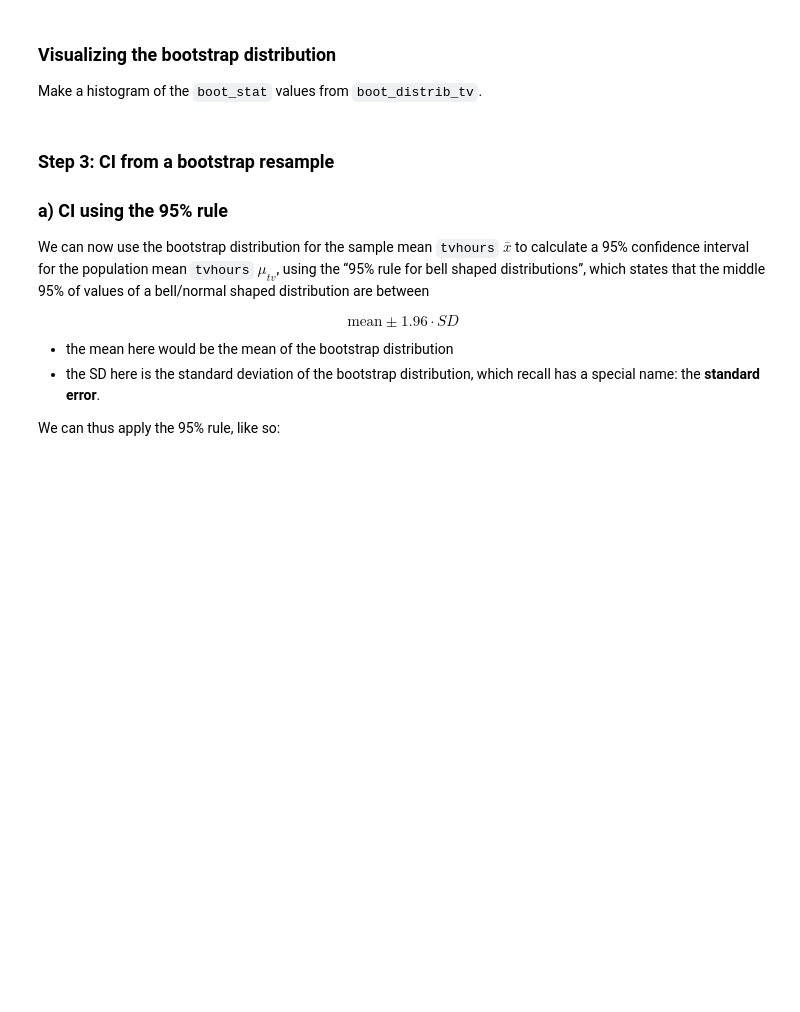
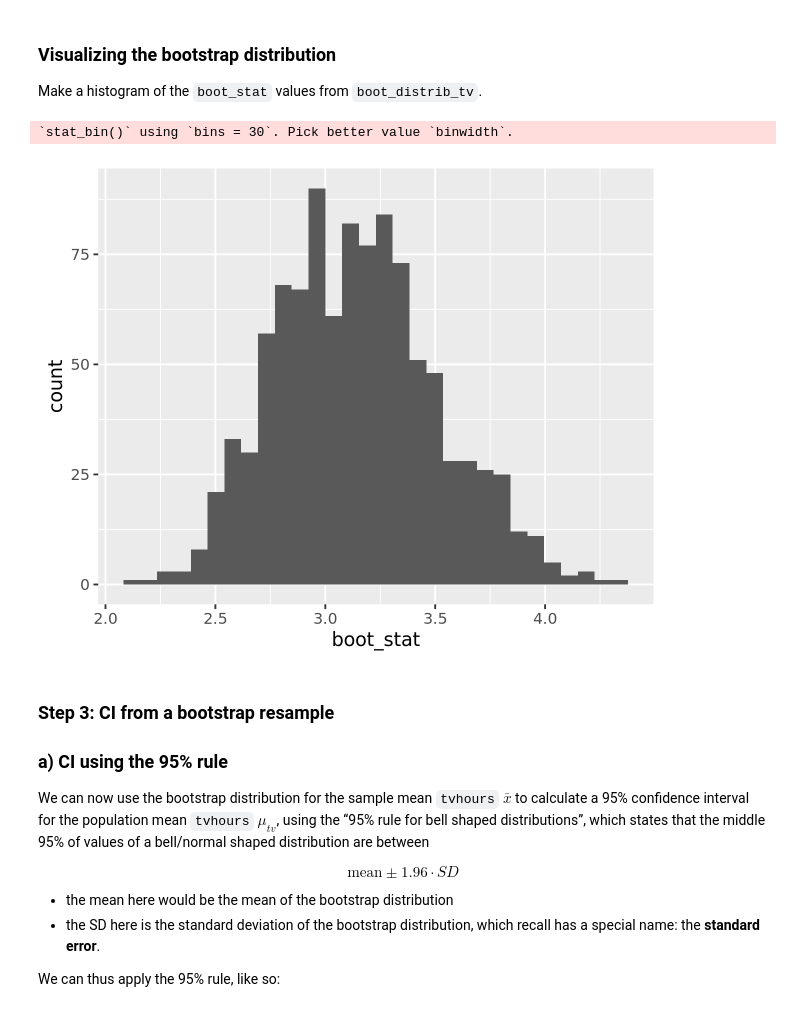
Before and after one commit to kaival1524/a07, a Jupyter notebook: assignment8.ipynb, the cells around one changed output. Cells and saved outputs as stored; diff of their text form; code cells hidden in the pictures; blank space fills up the shorter version.

Commit message:
histogram added

```diff
--- a/assignment8.ipynb
+++ b/assignment8.ipynb
@@ -167,6 +167,11 @@ The value of boot_stat will just be the average of tvhours per sample.
 ### Visualizing the bootstrap distribution
 
 Make a histogram of the `boot_stat` values from `boot_distrib_tv`.
+# %%
+ggplot(boot_distrib_tv, aes(x = boot_stat)) + geom_histogram()
+# %% [output]
+`stat_bin()` using `bins = 30`. Pick better value `binwidth`.
+[figure, added]
 # %% [markdown]
 ### Step 3: CI from a bootstrap resample
 
```
